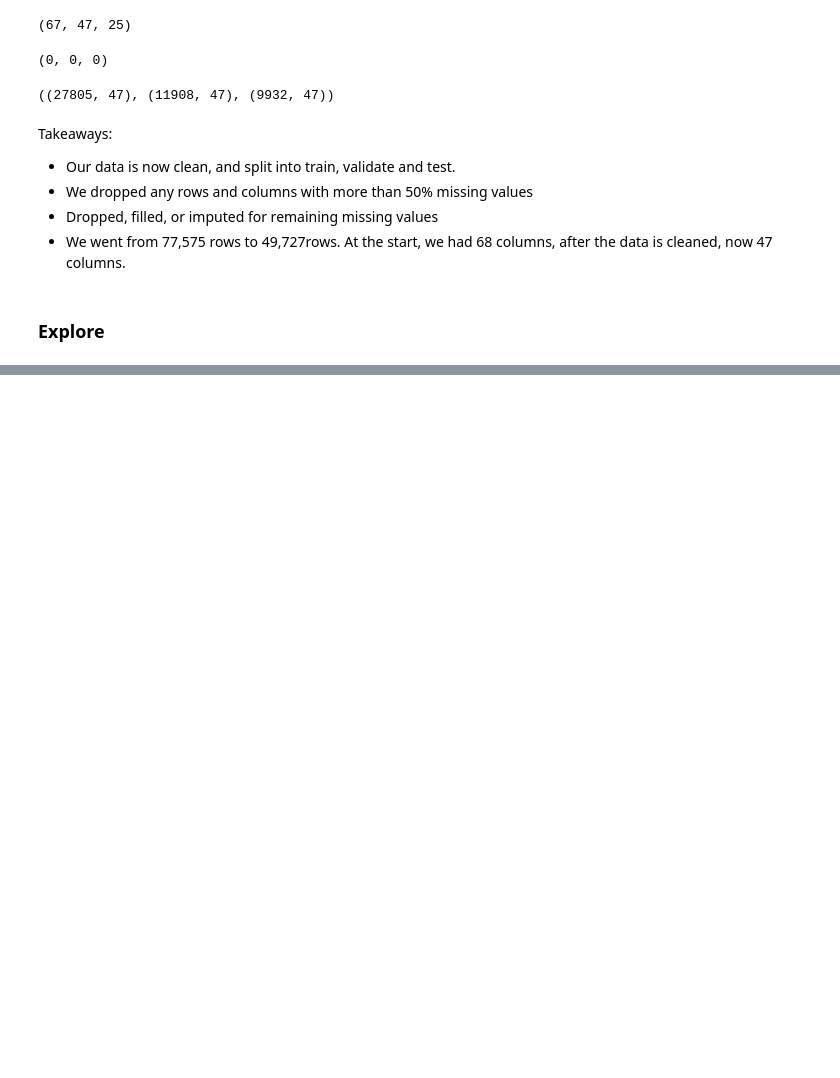
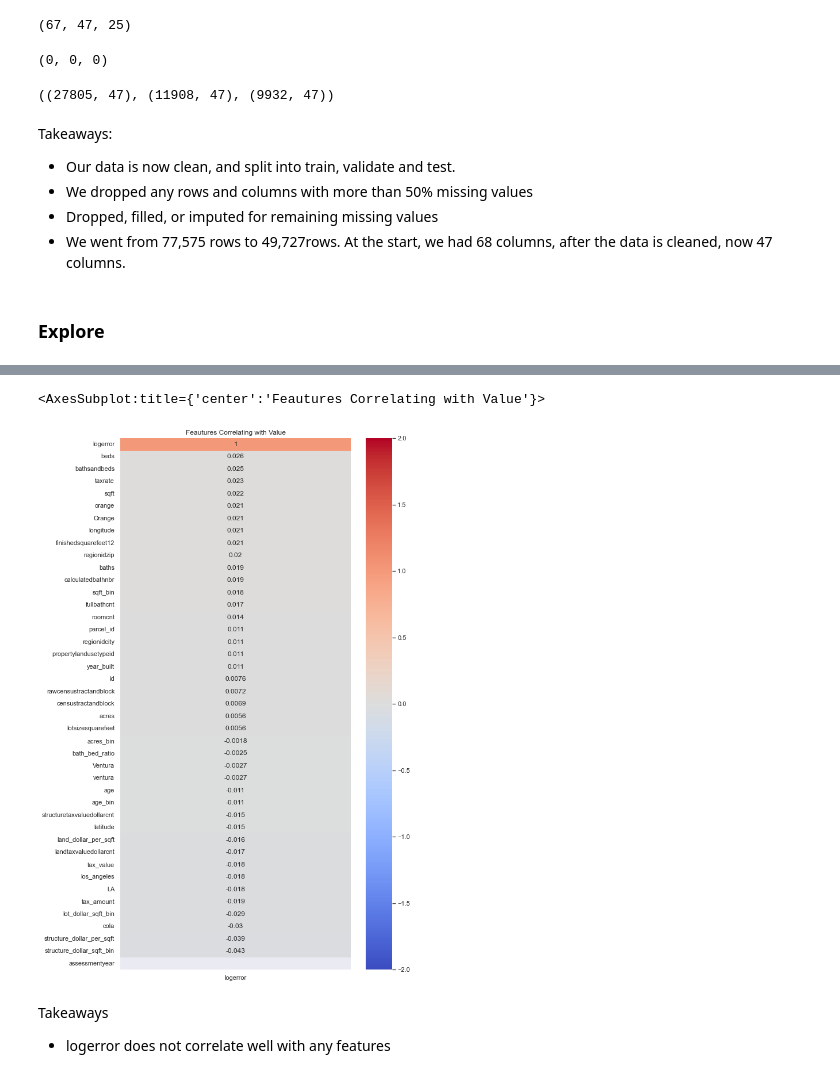
Before and after one commit to Olivert75/clustering_project, a Jupyter notebook: final_notebook.ipynb, the cells around one changed output, grey strips where cells are left out. Drawn from its saved outputs; the diff is of its cells as text; code cells hidden in the pictures; blank space fills up the shorter version.

```diff
--- a/final_notebook.ipynb
+++ b/final_notebook.ipynb
@@ -160,0 +297,10 @@ Takeaways:
+# %%
+#let's focus on my target
+e.get_zillow_heatmap(train,'logerror')
+# %% [output]
+<AxesSubplot:title={'center':'Feautures Correlating with Value'}>
+[figure, added]
+# %% [markdown]
+Takeaways
+
+- logerror does not correlate well with any features
```
Also changed, not shown: parts of 10 cells of this notebook.
